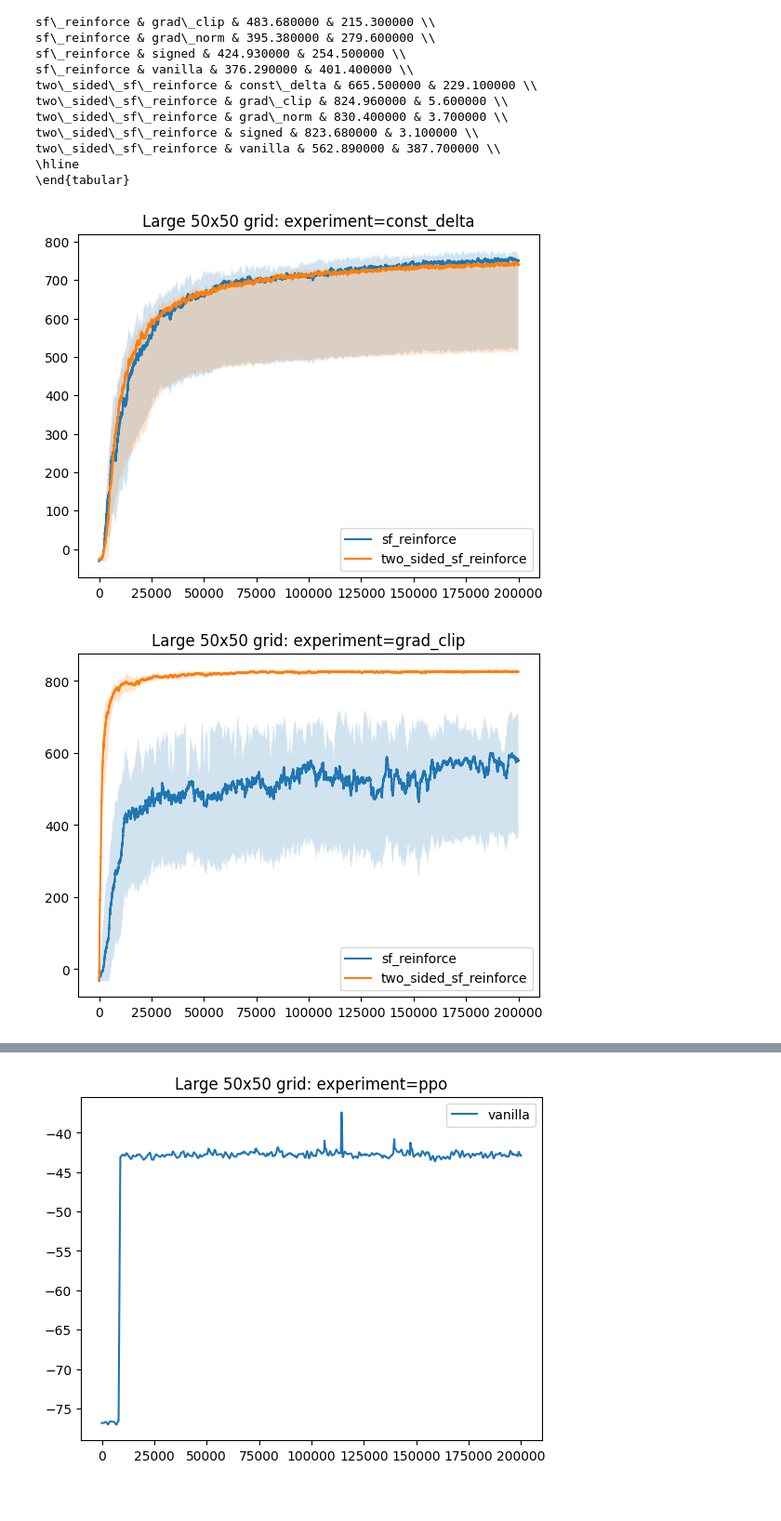
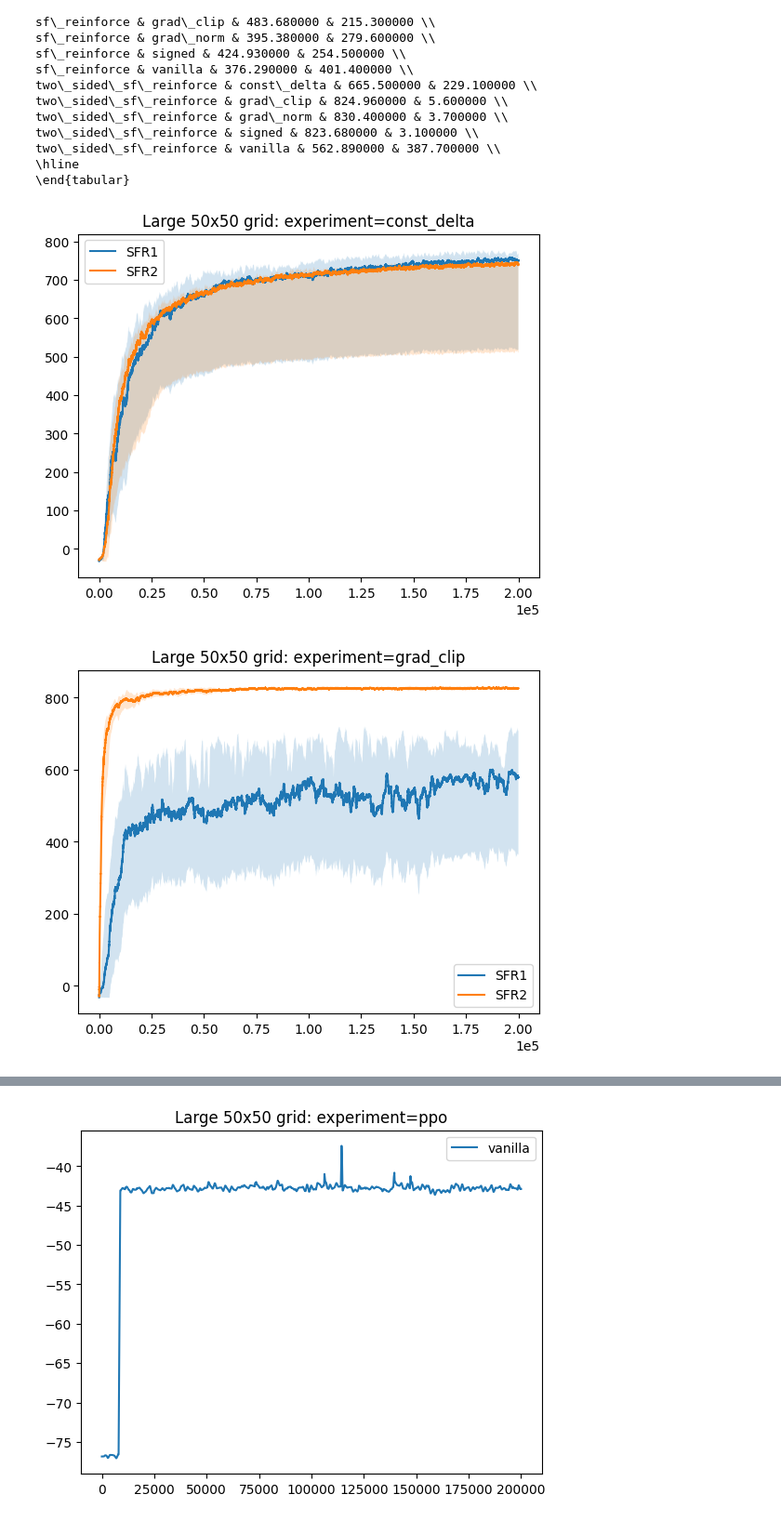
Before and after one commit to deepakhr1999/smooth-functional-reinforce, a Jupyter notebook: graphs.ipynb, the cells around one changed output, grey strips where cells are left out. Shown at 93% size. Saved outputs shown, nothing was run; the diff lists cells and outputs as text; code cells hidden in the pictures.

Commit message:
added better name for plots

```diff
--- a/graphs.ipynb
+++ b/graphs.ipynb
@@ -112,3 +119,18 @@ ax[1].plot(episode, delta, color="orange")
 [figure]
 # %% [markdown]
 ## Gridsizes
+# %%
+gridsizes = ["4x4"]
+for grid, gridsize in zip(["tiny"], gridsizes):
+    for algo in "sf_reinforce two_sided_sf_reinforce reinforce a2c".split():
+        dirname = os.path.join("saves", algo, grid)
+        filename = list(filter(lambda x: x.endswith(".pkl"), os.listdir(dirname)))[0]
+        path = os.path.join(dirname, filename)
+        avg_rewards, bot, top = get_results(path)
+        plt.plot(avg_rewards, label=to_paper_name(algo))
+        plt.fill_between(range(len(avg_rewards)), bot, top, alpha=0.2)
+    plt.title(f"{grid} {gridsize}")
+    plt.xlabel('Episode')
+    plt.ylabel('Discounted Sum of Rewards')
+    plt.legend()
+    plt.show()
@@ -149,10 +173,13 @@ for grid, gridsize in zip(["medium"], ["10x10"]):
             path = os.path.join(dirname, filename)
             print(name, grid)
             avg_rewards, bot, top = get_results(path, 800)
-            plt.plot(avg_rewards, label=name)
+            plt.plot(avg_rewards, label=to_paper_name(algo))
             plt.fill_between(range(len(avg_rewards)), bot, top, alpha=0.2)
         # plt.plot([80] * len(avg_rewards), label="bound")
-        plt.title(f"{grid} {gridsize}")
+        if suffix.startswith('const'):
+            plt.title(f"{grid} {gridsize}, $\delta_0={suffix[6:]}, d=0$")
+        else:
+            plt.title(f"{grid} {gridsize}, $\delta_0=1, d={suffix}$")
         plt.xlabel('Episode')
         plt.ylabel('Discounted Sum of Rewards')
         plt.legend()
@@ -375,9 +397,10 @@ for grid, gridsize in zip(["large"], ["50x50"]):
             path = os.path.join(dirname, filename)
             print(name, grid)
             avg_rewards, bot, top = get_results(path, 800)
-            plt.plot(avg_rewards, label=name)
+            plt.plot(avg_rewards, label=to_paper_name(algo))
             plt.fill_between(range(len(avg_rewards)), bot, top, alpha=0.2)
-        plt.title(f"{grid} {gridsize}")
+        plt.title(f"{grid} {gridsize}, $\delta_0={suffix[6:]}, d=0$")
+        plt.ticklabel_format(axis='x', style='sci', scilimits=(0, 0))
         plt.xlabel('Episode')
         plt.ylabel('Discounted Sum of Rewards')
         plt.legend()
@@ -423,7 +433,7 @@ for grid, gridsize in zip(["large"], ["50x50"]):
             path = os.path.join(dirname, filename)
             print(name, grid)
             avg_rewards, bot, top = get_results(path, 800)
-            plt.plot(avg_rewards, label=algo)
+            plt.plot(avg_rewards, label=to_paper_name(algo))
             plt.fill_between(range(len(avg_rewards)), bot, top, alpha=0.2)
 
             with open(path, "rb") as file:
@@ -432,7 +442,8 @@ for grid, gridsize in zip(["large"], ["50x50"]):
             per_seed_results = results[:, -200:].mean(1)
             disp = f"{per_seed_results.mean():.2f} +- {per_seed_results.std():.1f}"
             frame.append((algo, suffix.split("_")[-2], disp))
-        plt.title(f"{grid} {gridsize} start_alpha={suffix.split('=')[-1]}")
+        plt.title(f"{grid} {gridsize} $\delta_0=0.175, d=0, \\alpha_0=${suffix.split('=')[-1]}")
+        plt.ticklabel_format(axis='x', style='sci', scilimits=(0, 0))
         plt.xlabel('Episode')
         plt.ylabel('Discounted Sum of Rewards')
         plt.legend()
@@ -692,16 +703,17 @@ two\_sided\_sf\_reinforce & vanilla & 562.890000 & 387.700000 \\
 # %%
 for exp, item in df_last.groupby("exp"):
     for row in item.itertuples():
         dirname = os.path.join("saves", row.conf, "large")
         filename = list(filter(lambda x: x.endswith(".pkl"), os.listdir(dirname)))[0]
         path = os.path.join(dirname, filename)
         avg_rewards, bot, top = get_results(path, 800)
-        plt.plot(avg_rewards, label=row.algo)
+        plt.plot(avg_rewards, label=to_paper_name(row.algo))
         plt.fill_between(range(len(avg_rewards)), bot, top, alpha=0.2)
+    plt.ticklabel_format(axis='x', style='sci', scilimits=(0, 0))
     plt.title(f"Large 50x50 grid: experiment={exp}")
     plt.legend()
     plt.savefig(f"images/{exp}.png", bbox_inches="tight")
     plt.show()
 # %% [output]
-[figure, old version]
+[figure, new version]
-[figure, old version]
+[figure, new version]
```
Also changed, not shown: parts of 10 cells of this notebook, 19 other files.
